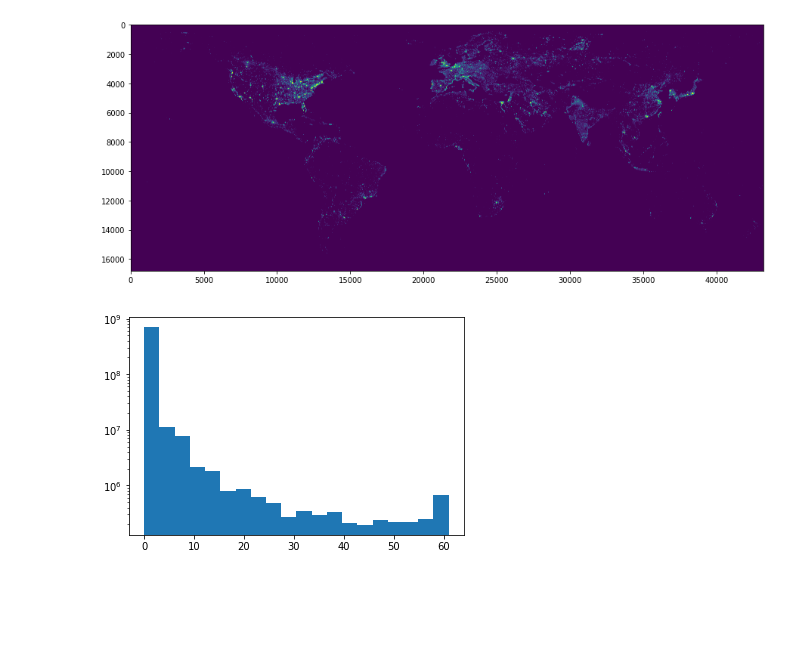
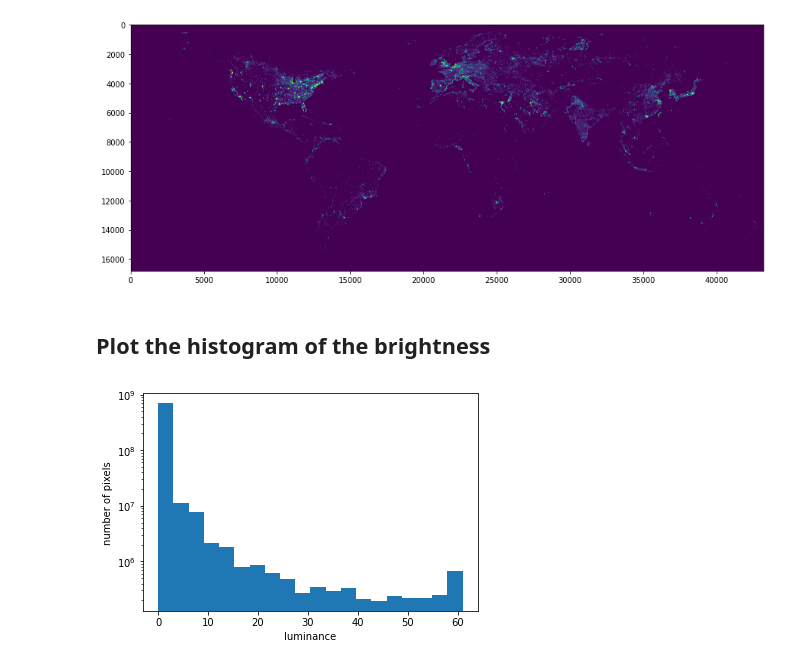
Before and after one commit to chia-hsun-chuang/TDI, a Jupyter notebook: data_incubator_Q1.ipynb, the cells around one changed output. Cells and saved outputs as stored; diff of their text form; code cells hidden in the pictures; blank space fills up the shorter version.

```diff
--- a/data_incubator_Q1.ipynb
+++ b/data_incubator_Q1.ipynb
@@ -40,11 +42,15 @@ imgplot = plt.imshow(band1Array)
 plt.show()
 # %% [output]
 [figure]
+# %% [markdown]
+## Plot the histogram of the brightness
 # %%
 # use flatten to convert to 1D would speed up the plotting
 oneD = band1Array.flatten()
 plt.hist(oneD, bins=20)
 plt.yscale('log')
+plt.xlabel('luminance')
+plt.ylabel('number of pixels')
 plt.show()
 # %% [output]
-[figure, old version]
+[figure, new version]
```
Also changed, not shown: parts of 2 cells of this notebook.
